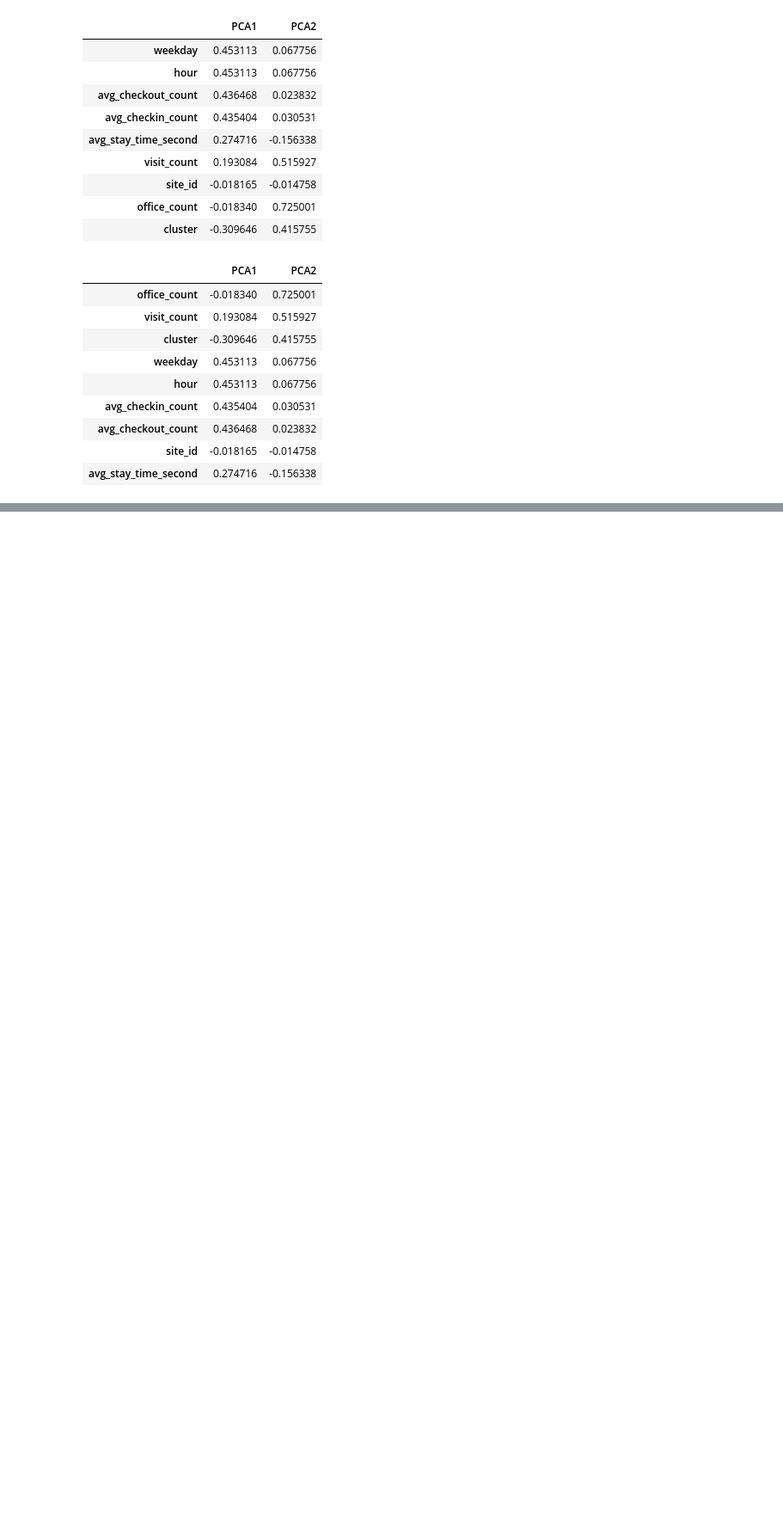
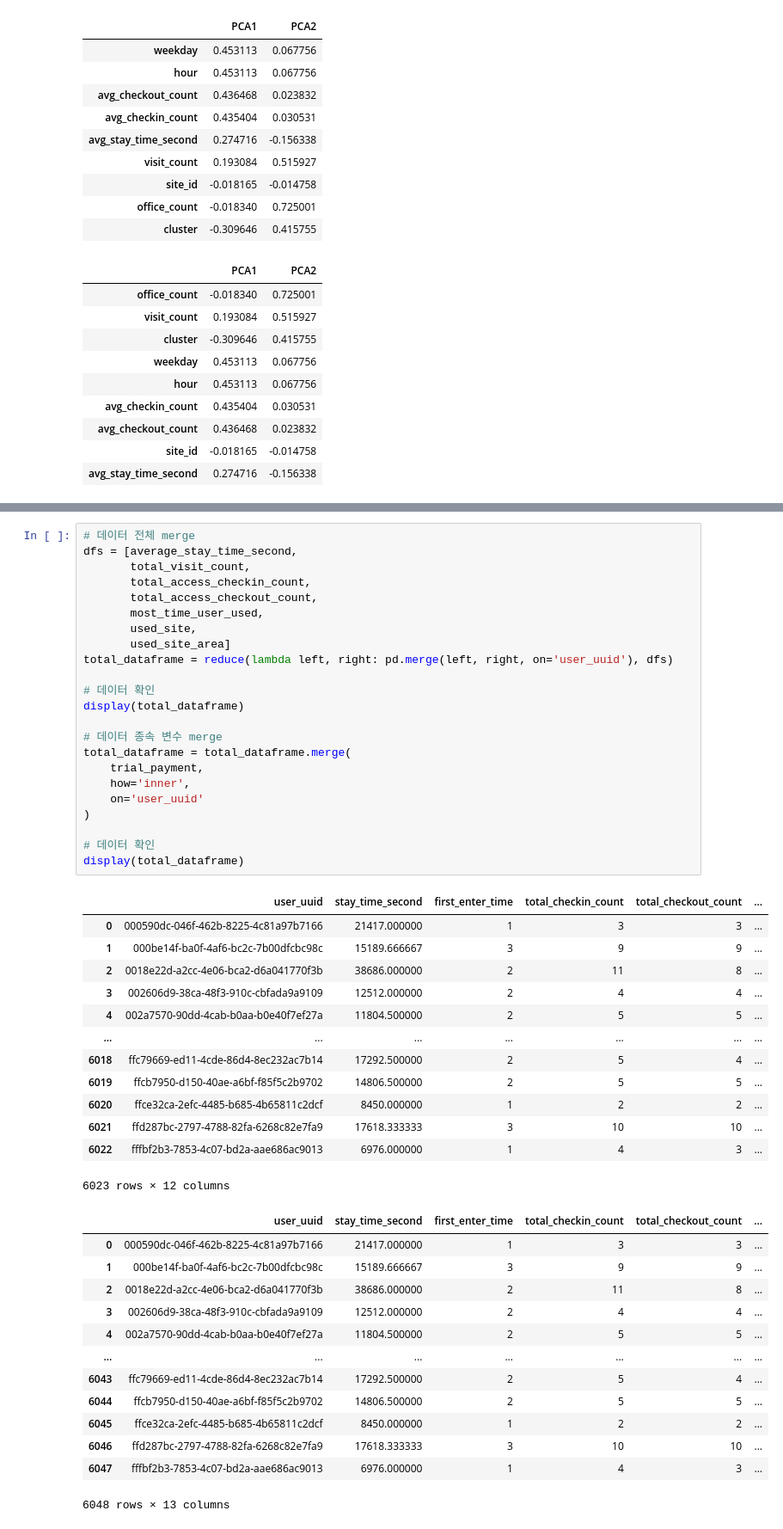
Before and after one commit to saeraniren/intermediate_project2, a Jupyter notebook: lwc_main.ipynb, the cells around one changed output, grey strips where cells are left out. Shown at 86% size. Drawn from its saved outputs; the diff is of its cells as text; blank space fills up the shorter version.

```diff
--- a/lwc_main.ipynb
+++ b/lwc_main.ipynb
@@ -902,0 +1072,50 @@ display(pca_components.T.sort_values(by='PCA2', ascending=False))  # PCA2에 영
+# %%
+# 데이터 전체 merge
+dfs = [average_stay_time_second,
+       total_visit_count,
+       total_access_checkin_count,
+       total_access_checkout_count,
+       most_time_user_used,
+       used_site,
+       used_site_area]
+total_dataframe = reduce(lambda left, right: pd.merge(left, right, on='user_uuid'), dfs)
+
+# 데이터 확인
+display(total_dataframe)
+
+# 데이터 종속 변수 merge
+total_dataframe = total_dataframe.merge(
+    trial_payment,
+    how='inner',
+    on='user_uuid'
+)
+
+# 데이터 확인
+display(total_dataframe)
+# %% [output]
+|  | user_uuid | stay_time_second | first_enter_time | total_checkin_count | total_checkout_count | ... |
+| 0 | 000590dc-046f-462b-8225-4c81a97b7166 | 21417.000000 | 1 | 3 | 3 | ... |
+| 1 | 000be14f-ba0f-4af6-bc2c-7b00dfcbc98c | 15189.666667 | 3 | 9 | 9 | ... |
+| 2 | 0018e22d-a2cc-4e06-bca2-d6a041770f3b | 38686.000000 | 2 | 11 | 8 | ... |
+| 3 | 002606d9-38ca-48f3-910c-cbfada9a9109 | 12512.000000 | 2 | 4 | 4 | ... |
+| 4 | 002a7570-90dd-4cab-b0aa-b0e40f7ef27a | 11804.500000 | 2 | 5 | 5 | ... |
+| ... | ... | ... | ... | ... | ... | ... |
+| 6018 | ffc79669-ed11-4cde-86d4-8ec232ac7b14 | 17292.500000 | 2 | 5 | 4 | ... |
+| 6019 | ffcb7950-d150-40ae-a6bf-f85f5c2b9702 | 14806.500000 | 2 | 5 | 5 | ... |
+| 6020 | ffce32ca-2efc-4485-b685-4b65811c2dcf | 8450.000000 | 1 | 2 | 2 | ... |
+| 6021 | ffd287bc-2797-4788-82fa-6268c82e7fa9 | 17618.333333 | 3 | 10 | 10 | ... |
+| 6022 | fffbf2b3-7853-4c07-bd2a-aae686ac9013 | 6976.000000 | 1 | 4 | 3 | ... |
+6023 rows × 12 columns
+|  | user_uuid | stay_time_second | first_enter_time | total_checkin_count | total_checkout_count | ... |
+| 0 | 000590dc-046f-462b-8225-4c81a97b7166 | 21417.000000 | 1 | 3 | 3 | ... |
+| 1 | 000be14f-ba0f-4af6-bc2c-7b00dfcbc98c | 15189.666667 | 3 | 9 | 9 | ... |
+| 2 | 0018e22d-a2cc-4e06-bca2-d6a041770f3b | 38686.000000 | 2 | 11 | 8 | ... |
+| 3 | 002606d9-38ca-48f3-910c-cbfada9a9109 | 12512.000000 | 2 | 4 | 4 | ... |
+| 4 | 002a7570-90dd-4cab-b0aa-b0e40f7ef27a | 11804.500000 | 2 | 5 | 5 | ... |
+| ... | ... | ... | ... | ... | ... | ... |
+| 6043 | ffc79669-ed11-4cde-86d4-8ec232ac7b14 | 17292.500000 | 2 | 5 | 4 | ... |
+| 6044 | ffcb7950-d150-40ae-a6bf-f85f5c2b9702 | 14806.500000 | 2 | 5 | 5 | ... |
+| 6045 | ffce32ca-2efc-4485-b685-4b65811c2dcf | 8450.000000 | 1 | 2 | 2 | ... |
+| 6046 | ffd287bc-2797-4788-82fa-6268c82e7fa9 | 17618.333333 | 3 | 10 | 10 | ... |
+| 6047 | fffbf2b3-7853-4c07-bd2a-aae686ac9013 | 6976.000000 | 1 | 4 | 3 | ... |
+6048 rows × 13 columns
```
Also changed, not shown: parts of 16 cells of this notebook.
